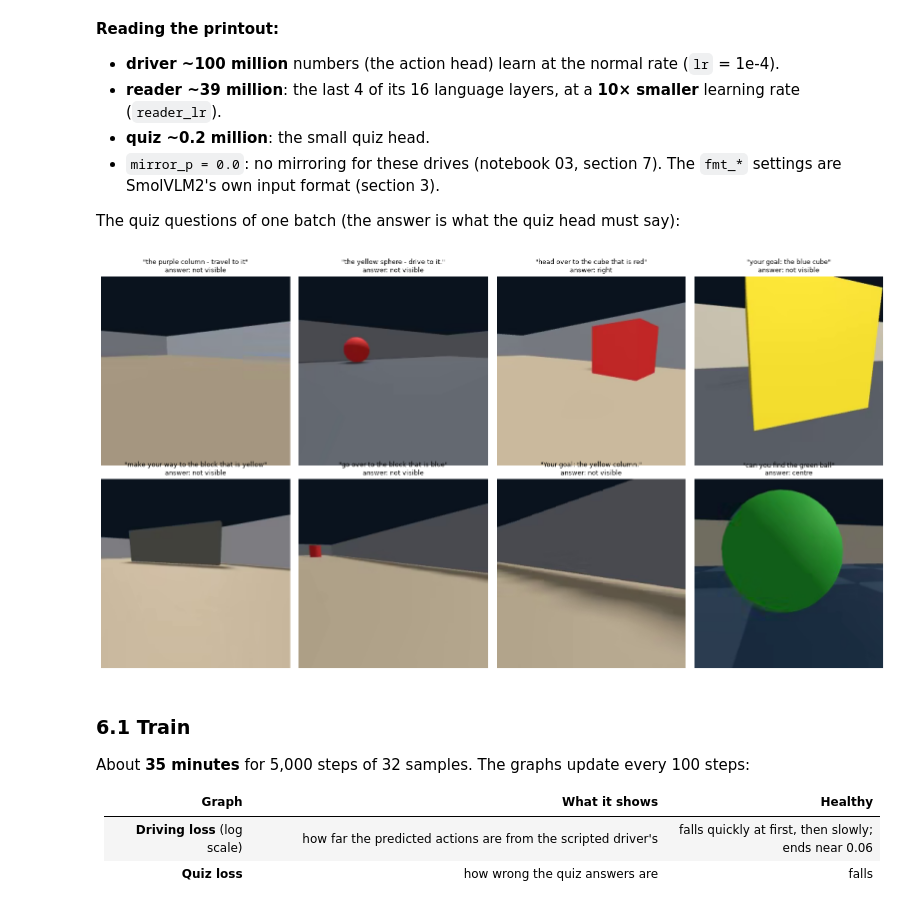
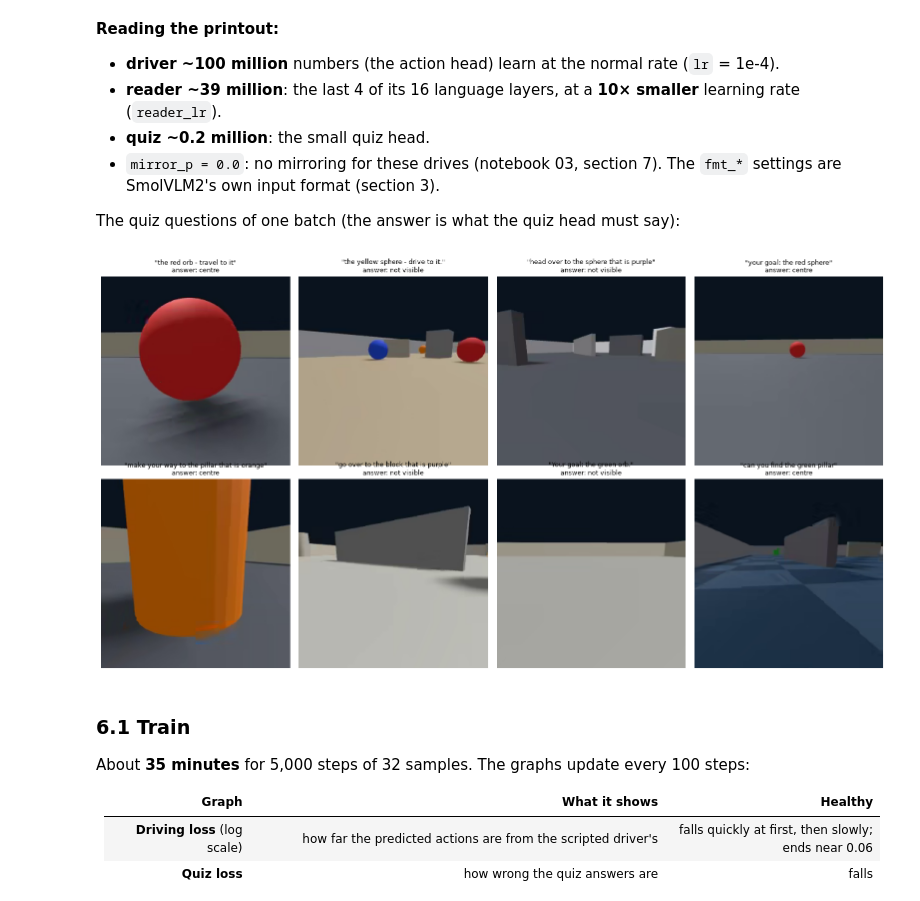
Before and after one commit to mayur-mahajan/obstacle_avoidance, a Jupyter notebook: notebooks/04_imitation_training.ipynb, the cells around one changed output. Cells and saved outputs as stored; diff of their text form; code cells hidden in the pictures.

```diff
--- a/notebooks/04_imitation_training.ipynb
+++ b/notebooks/04_imitation_training.ipynb
@@ -211,15 +214,14 @@ numbers that learn: {'driver': '99.9 million', 'reader': '39.3 million', 'quiz':
 
 The quiz questions of one batch (the answer is what the quiz head must say):
 # %%
-b = next(iter(tr.loader))
-prompts, labels = tr.quiz_questions(b, np.random.default_rng(1))
+b, prompts, labels = tr.quiz_examples(8)   # 8 training samples; doesn't disturb the training's random numbers
 fig, axes = plt.subplots(2, 4, figsize=(16, 8.4))
 for ax, img, q, lab in zip(axes.flat, b["image"], prompts, labels):
     ax.imshow(img.permute(1, 2, 0).numpy()); ax.axis("off")
     ax.set_title(f'"{q}"\nanswer: {CLASSES[int(lab)]}', fontsize=9)
 plt.tight_layout(); plt.show()
 # %% [output]
-[figure, old version]
+[figure, new version]
 # %% [markdown]
 ### 6.1 Train
 
```
Also changed, not shown: parts of 14 cells of this notebook, 5 other files.
